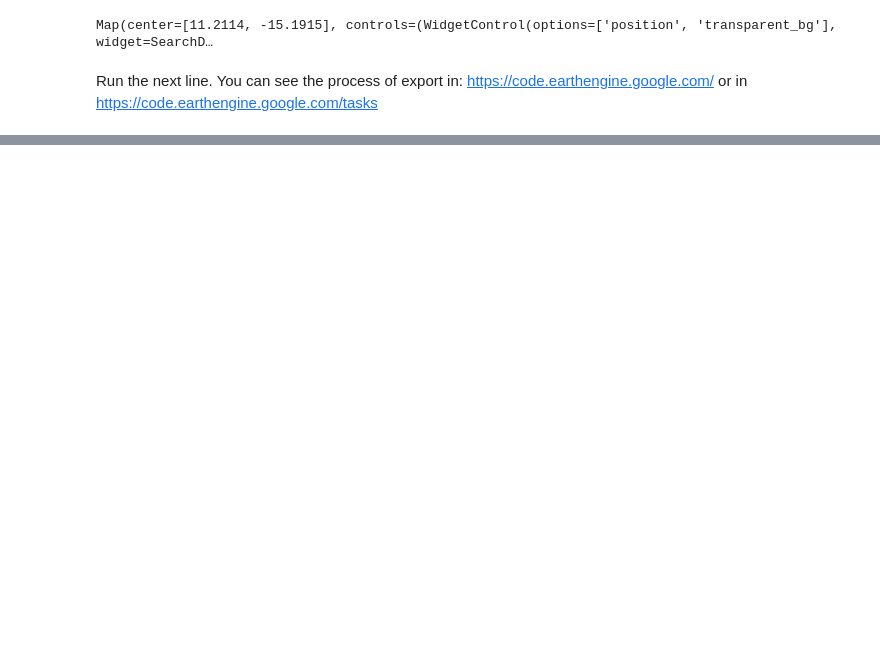
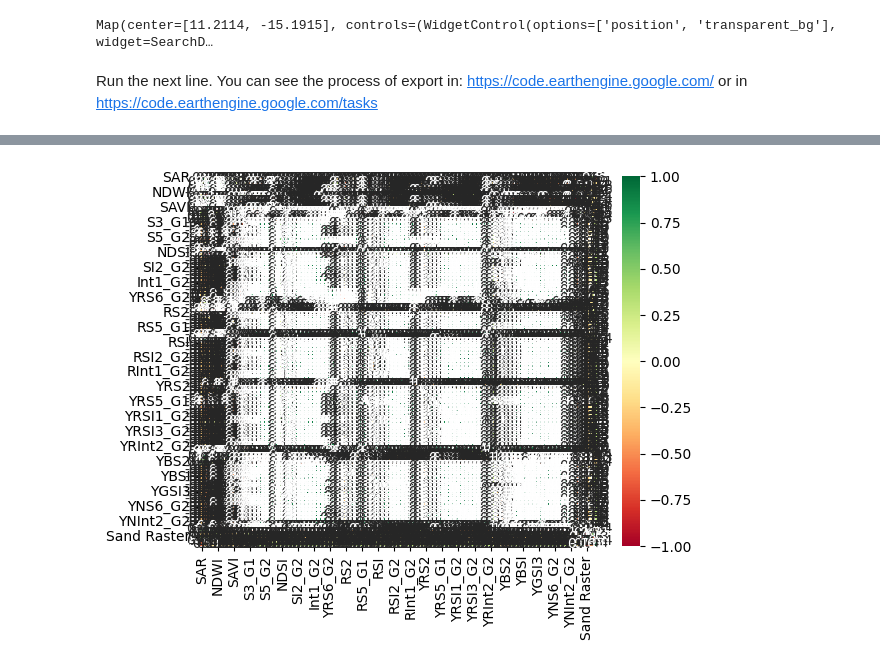
Before and after one commit to Emmanuel461/PML_2023_2024, a Jupyter notebook: Final_work/Codes/Pre_process_data.ipynb, the cells around one changed output, grey strips where cells are left out. Cells and saved outputs as stored; diff of their text form; code cells hidden in the pictures; blank space fills up the shorter version.

```diff
--- a/Final_work/Codes/Pre_process_data.ipynb
+++ b/Final_work/Codes/Pre_process_data.ipynb
@@ -267,0 +519,19 @@ Archivo PS_Index_filtered.tif descargado exitosamente.
+# %%
+# Renombrar las columnas de
+# NOTA RELEVANTE sobre orden raster de textura de suelo caso Cafine:
+# B1_1 = Clay + Silt
+# B2_1 = Sand
+# B3_1 = Silt
+# B4_1 = Clay
+
+X.rename(columns={
+    'b1_1': 'Clay+Silt Raster',
+    'b2_1': 'Sand Raster',
+    'b3_1': 'Silt Raster',
+    'b4_1': 'Clay Raster'
+}, inplace=True)
+# %%
+y_corr = pd.DataFrame(y, columns=['SAR'])
+# %%
+datos_corr = pd.concat([y_corr,X], axis = 1)
+datos_corr.head()
@@ -267,0 +546,13 @@ Archivo PS_Index_filtered.tif descargado exitosamente.
+# %%
+cormat = datos_corr.corr()
+
+# Redondear la matriz de correlación a dos decimales
+cormat_rounded = round(cormat, 2)
+
+# Crear el gráfico
+sns.heatmap(cormat_rounded, annot=True, fmt='.2f', cmap='RdYlGn')
+
+# Mostrar el gráfico
+plt.show()
+# %% [output]
+[figure, added]
```
Also changed, not shown: parts of 24 cells of this notebook, 8 other files.
